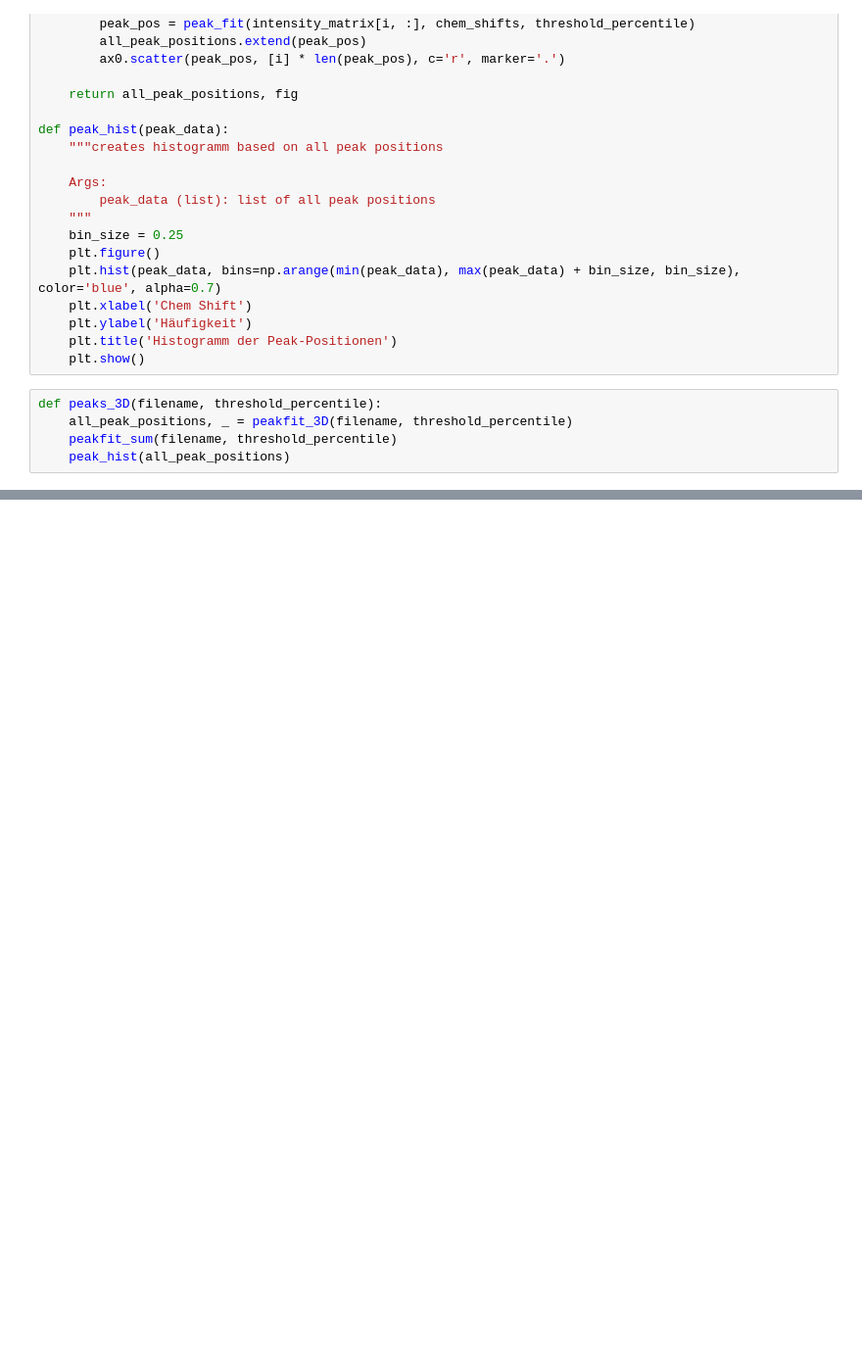
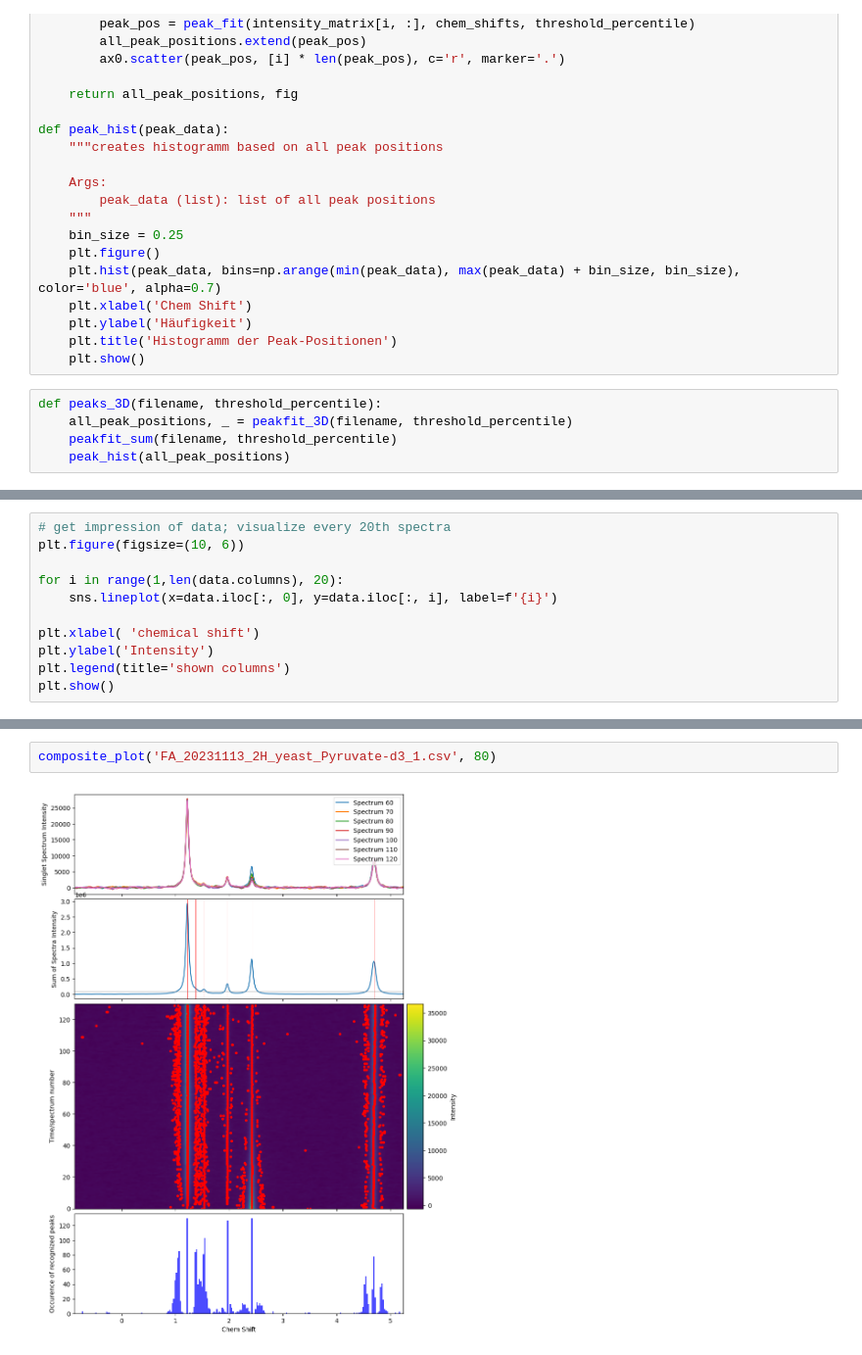
Before and after one commit to RATFIVE/MoinCC-AI4metabolomics, a Jupyter notebook: 02_Preprocessing/peak_relevance.ipynb, the cells around one changed output, grey strips where cells are left out. Shown at 98% size. Cells and saved outputs as stored; diff of their text form; blank space fills up the shorter version.

```diff
--- a/02_Preprocessing/peak_relevance.ipynb
+++ b/02_Preprocessing/peak_relevance.ipynb
@@ -231,0 +238,11 @@ composite_plot('FA_20231113_2H_yeast_Pyruvate-d3_1.csv', 80)
+# %%
+# get impression of data; visualize every 20th spectra
+plt.figure(figsize=(10, 6))
+
+for i in range(1,len(data.columns), 20):
+    sns.lineplot(x=data.iloc[:, 0], y=data.iloc[:, i], label=f'{i}')
+
+plt.xlabel( 'chemical shift')
+plt.ylabel('Intensity')
+plt.legend(title='shown columns')
+plt.show()
@@ -231,0 +306,4 @@ composite_plot('FA_20231113_2H_yeast_Pyruvate-d3_1.csv', 80)
+# %%
+composite_plot('FA_20231113_2H_yeast_Pyruvate-d3_1.csv', 80)
+# %% [output]
+[figure, added]
```
Also changed, not shown: parts of 9 cells of this notebook.
